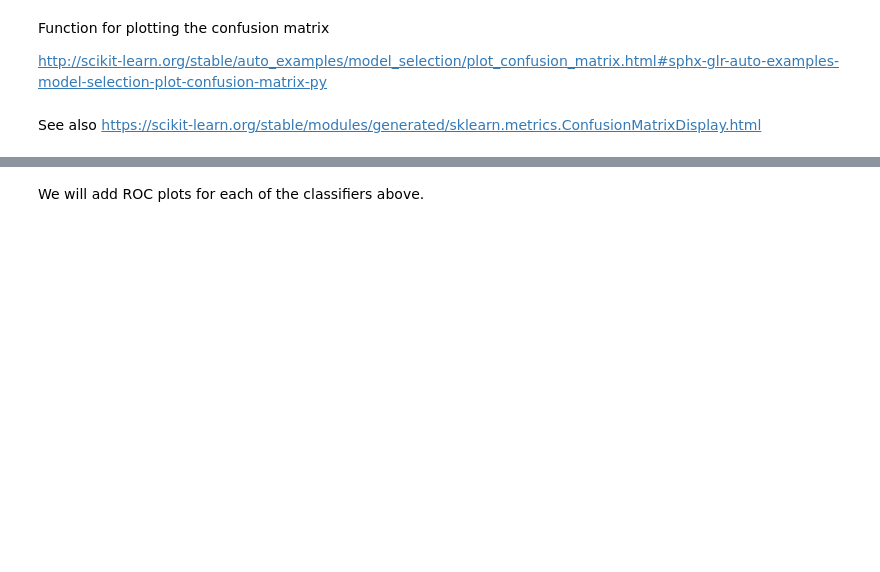
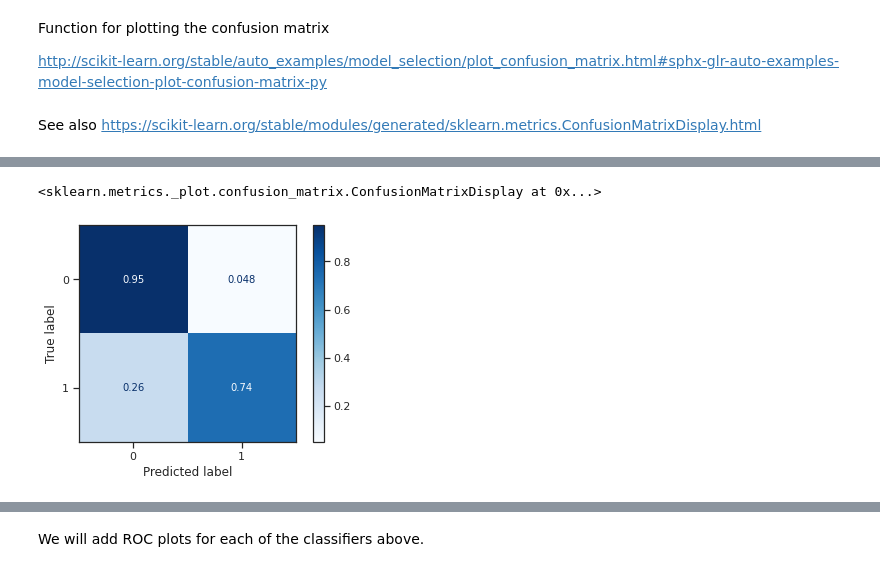
Before and after one commit to fforster/AS4501, a Jupyter notebook: ML_supervised/Classification_FF_AS4501.ipynb, the cells around one changed output, grey strips where cells are left out. Saved outputs shown, nothing was run; the diff lists cells and outputs as text; code cells hidden in the pictures; blank space fills up the shorter version.

```diff
--- a/ML_supervised/Classification_FF_AS4501.ipynb
+++ b/ML_supervised/Classification_FF_AS4501.ipynb
@@ -491,0 +556,5 @@ plot_confusion_matrix(metrics.confusion_matrix(y_test, y_test_pred >= 0.5), rang
+# %%
+ConfusionMatrixDisplay.from_predictions(y_test, np.round(y_test_pred), normalize='true', cmap=cmaps["Blues"])
+# %% [output]
+<sklearn.metrics._plot.confusion_matrix.ConfusionMatrixDisplay at 0x...>
+[figure, added]
```
Also changed, not shown: parts of 37 cells of this notebook, 1 other file.
